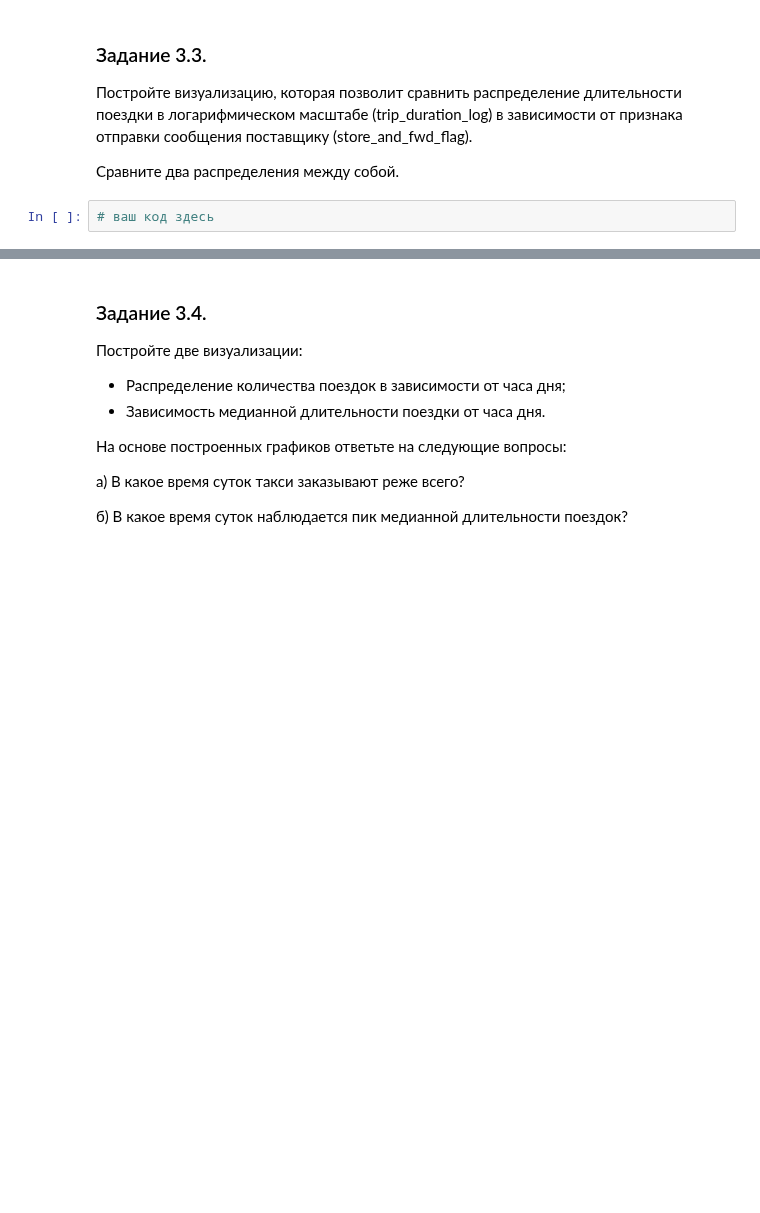
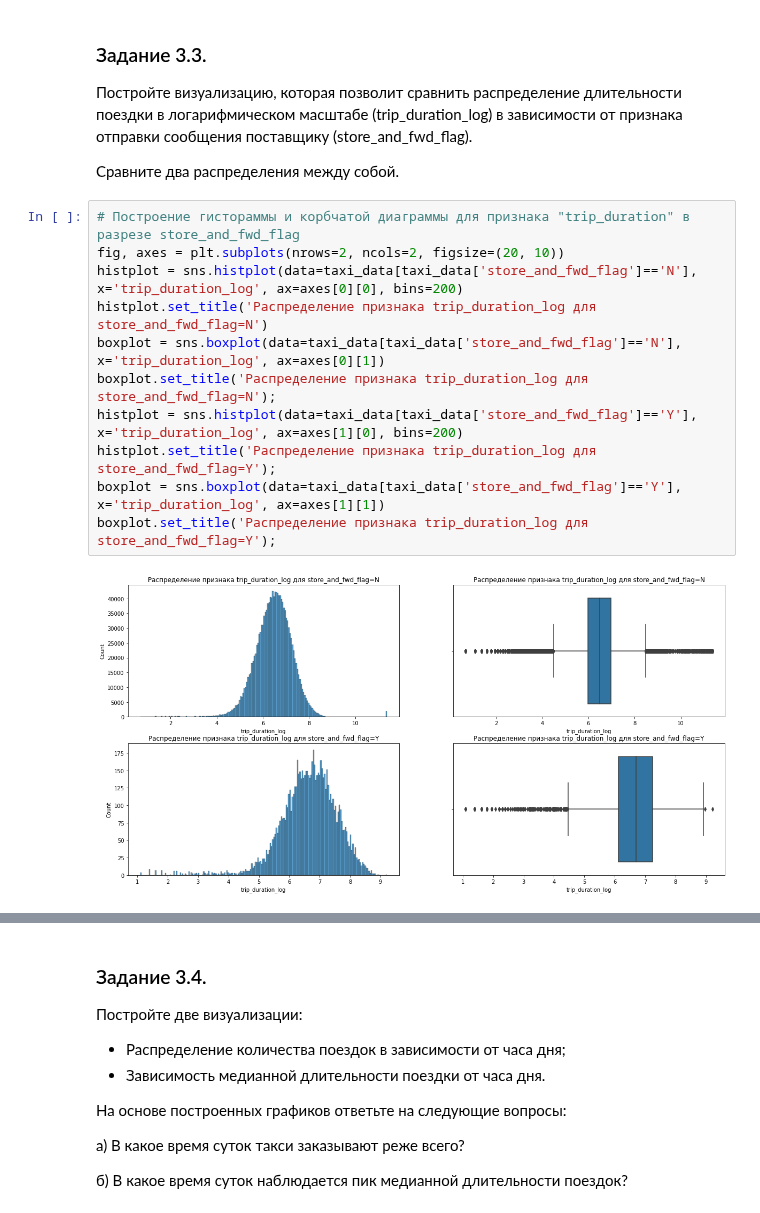
Before and after one commit to PoluboyarinovSI/SF_DataScience, a Jupyter notebook: project_5/Project-5._ML.ipynb, the cells around one changed output, grey strips where cells are left out. Saved outputs shown, nothing was run; the diff lists cells and outputs as text; blank space fills up the shorter version.

```diff
--- a/project_5/Project-5._ML.ipynb
+++ b/project_5/Project-5._ML.ipynb
@@ -492,5 +547,16 @@ taxi_data['trip_duration_log'] = np.log(taxi_data['trip_duration']+1)
 Постройте визуализацию, которая позволит сравнить распределение длительности поездки в логарифмическом масштабе (trip_duration_log) в зависимости от признака отправки сообщения поставщику (store_and_fwd_flag).
 
 Сравните два распределения между собой.
-# %%
-# ваш код здесь
+# %%
+# Построение гистораммы и корбчатой диаграммы для признака "trip_duration" в разрезе store_and_fwd_flag
+fig, axes = plt.subplots(nrows=2, ncols=2, figsize=(20, 10))
+histplot = sns.histplot(data=taxi_data[taxi_data['store_and_fwd_flag']=='N'], x='trip_duration_log', ax=axes[0][0], bins=200)
+histplot.set_title('Распределение признака trip_duration_log для store_and_fwd_flag=N')
+boxplot = sns.boxplot(data=taxi_data[taxi_data['store_and_fwd_flag']=='N'], x='trip_duration_log', ax=axes[0][1])
+boxplot.set_title('Распределение признака trip_duration_log для store_and_fwd_flag=N');
+histplot = sns.histplot(data=taxi_data[taxi_data['store_and_fwd_flag']=='Y'], x='trip_duration_log', ax=axes[1][0], bins=200)
+histplot.set_title('Распределение признака trip_duration_log для store_and_fwd_flag=Y');
+boxplot = sns.boxplot(data=taxi_data[taxi_data['store_and_fwd_flag']=='Y'], x='trip_duration_log', ax=axes[1][1])
+boxplot.set_title('Распределение признака trip_duration_log для store_and_fwd_flag=Y');
+# %% [output]
+[figure, added]
```
Also changed, not shown: parts of 13 cells of this notebook.
